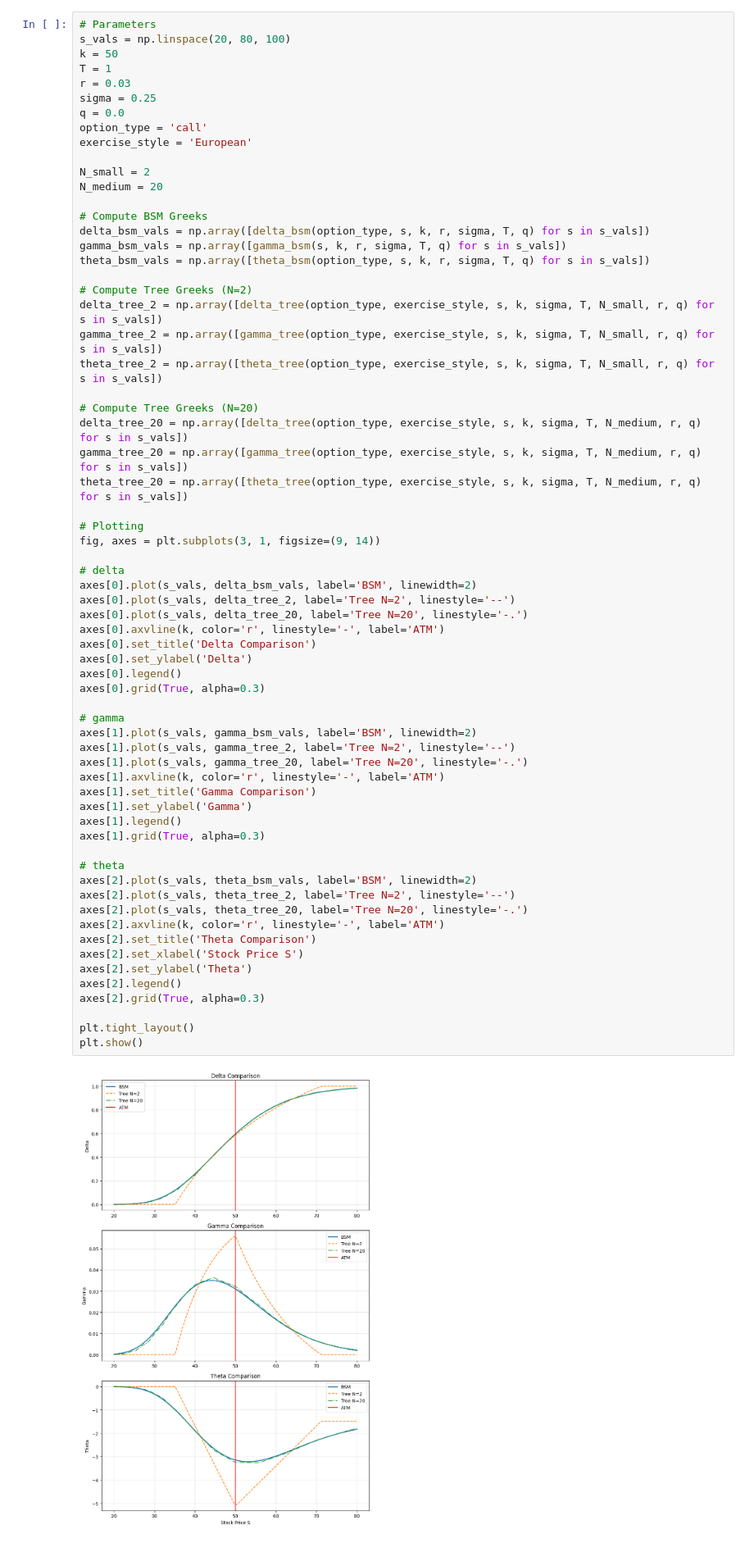
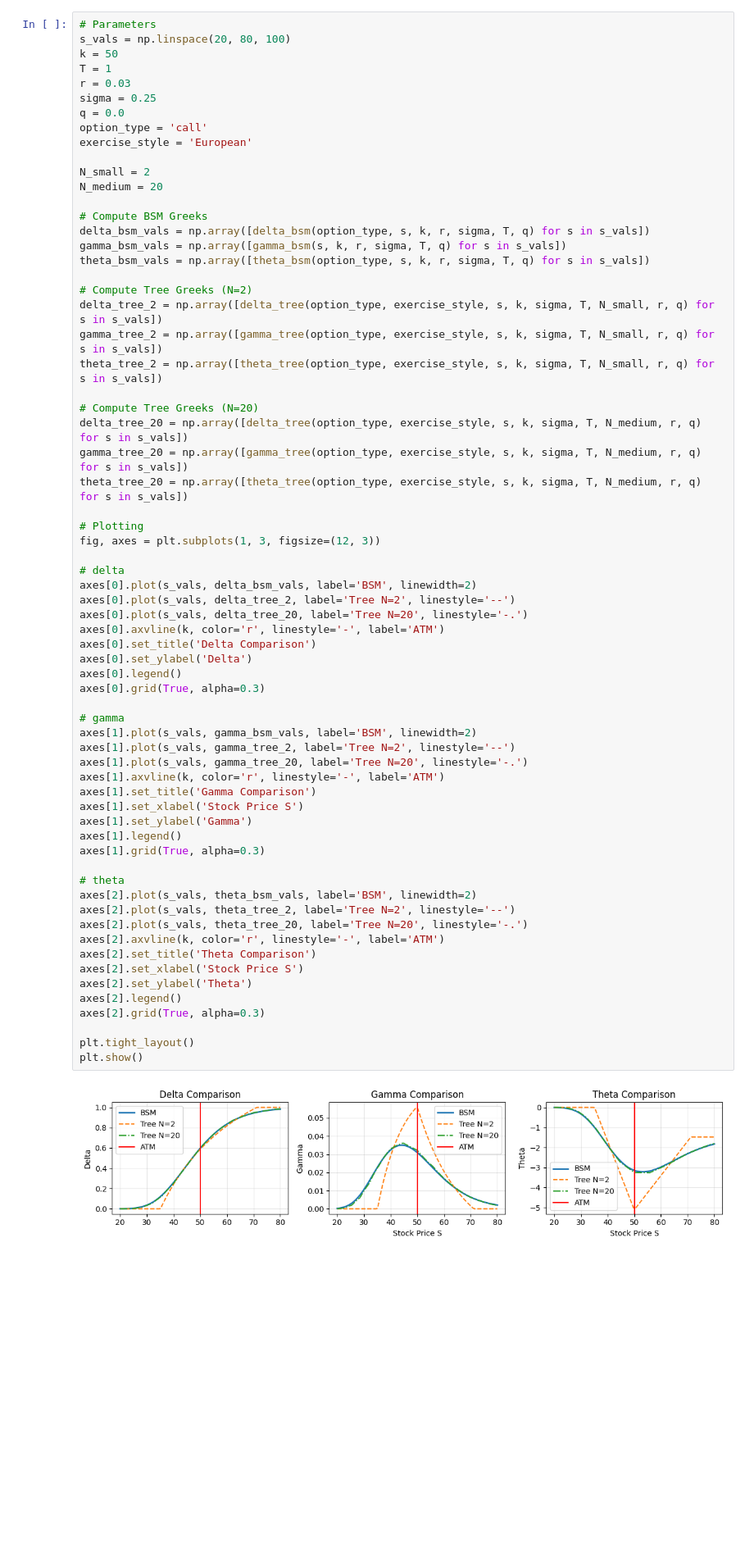
Before and after one commit to hsiuhsil/options_futures_derivatives, a Jupyter notebook: notebooks/Binomial Trees.ipynb, the cells around one changed output. Shown at 82% size. Saved outputs shown, nothing was run; the diff lists cells and outputs as text; blank space fills up the shorter version.

```diff
--- a/notebooks/Binomial Trees.ipynb
+++ b/notebooks/Binomial Trees.ipynb
@@ -108,7 +160,7 @@ gamma_tree_20 = np.array([gamma_tree(option_type, exercise_style, s, k, sigma, T
 theta_tree_20 = np.array([theta_tree(option_type, exercise_style, s, k, sigma, T, N_medium, r, q) for s in s_vals])
 
 # Plotting
-fig, axes = plt.subplots(3, 1, figsize=(9, 14))
+fig, axes = plt.subplots(1, 3, figsize=(12, 3))
 
 # delta
 axes[0].plot(s_vals, delta_bsm_vals, label='BSM', linewidth=2)
@@ -117,31 +169,32 @@ axes[0].plot(s_vals, delta_tree_20, label='Tree N=20', linestyle='-.')
 axes[0].axvline(k, color='r', linestyle='-', label='ATM')
 axes[0].set_title('Delta Comparison')
 axes[0].set_ylabel('Delta')
 axes[0].legend()
 axes[0].grid(True, alpha=0.3)
 
 # gamma
 axes[1].plot(s_vals, gamma_bsm_vals, label='BSM', linewidth=2)
 axes[1].plot(s_vals, gamma_tree_2, label='Tree N=2', linestyle='--')
 axes[1].plot(s_vals, gamma_tree_20, label='Tree N=20', linestyle='-.')
 axes[1].axvline(k, color='r', linestyle='-', label='ATM')
 axes[1].set_title('Gamma Comparison')
+axes[1].set_xlabel('Stock Price S')
 axes[1].set_ylabel('Gamma')
 axes[1].legend()
 axes[1].grid(True, alpha=0.3)
 
 # theta
 axes[2].plot(s_vals, theta_bsm_vals, label='BSM', linewidth=2)
 axes[2].plot(s_vals, theta_tree_2, label='Tree N=2', linestyle='--')
 axes[2].plot(s_vals, theta_tree_20, label='Tree N=20', linestyle='-.')
 axes[2].axvline(k, color='r', linestyle='-', label='ATM')
 axes[2].set_title('Theta Comparison')
 axes[2].set_xlabel('Stock Price S')
 axes[2].set_ylabel('Theta')
 axes[2].legend()
 axes[2].grid(True, alpha=0.3)
 
 plt.tight_layout()
 plt.show()
 # %% [output]
-[figure, old version]
+[figure, new version]
```
Also changed, not shown: parts of 9 cells of this notebook.
